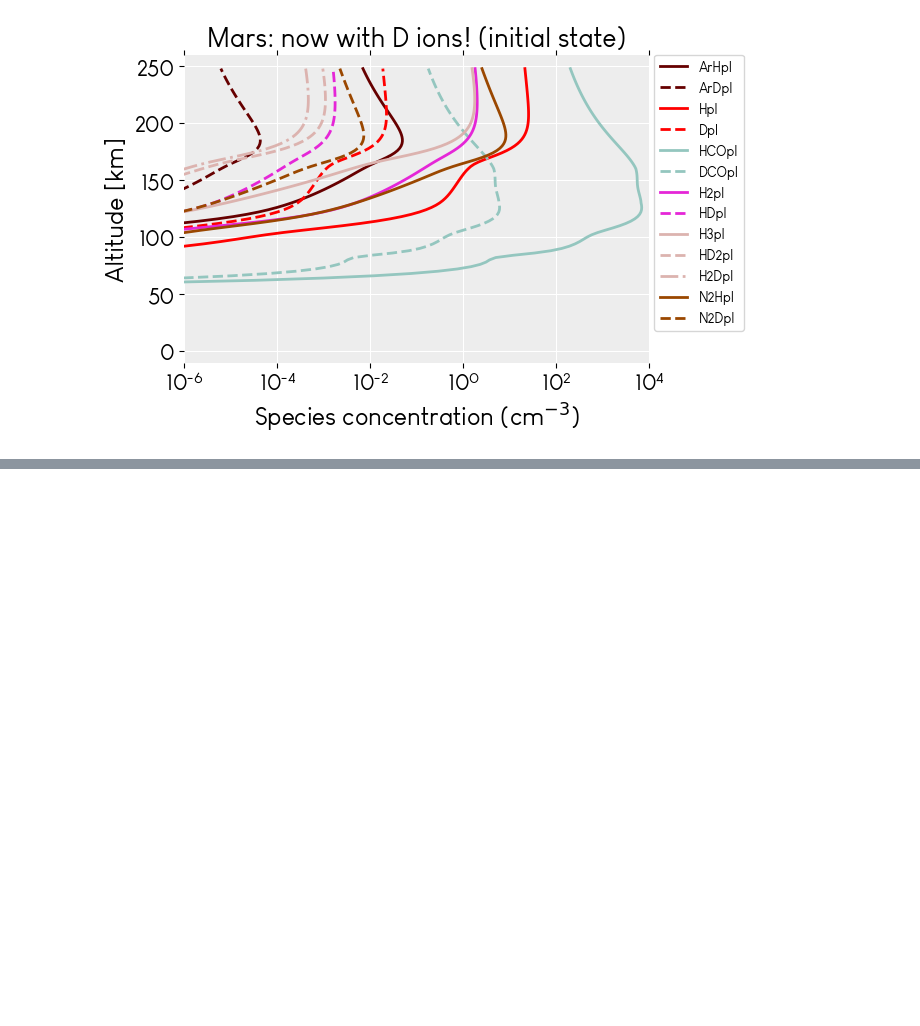
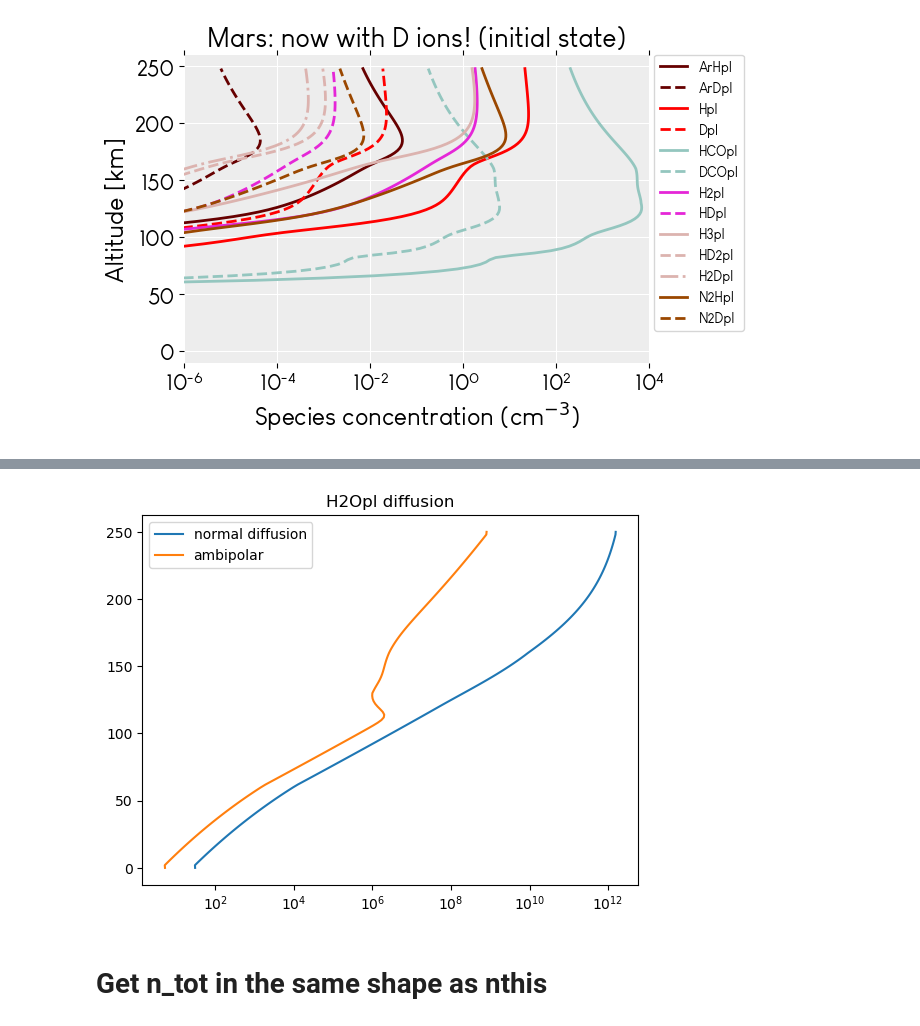
Before and after one commit to emcangi/bluejay, a Jupyter notebook: Code Sandbox.ipynb, the cells around one changed output, grey strips where cells are left out. Cells and saved outputs as stored; diff of their text form; code cells hidden in the pictures; blank space fills up the shorter version.

```diff
--- a/Code Sandbox.ipynb
+++ b/Code Sandbox.ipynb
@@ -1540,0 +1751,16 @@ show()
+# %%
+
+figure()
+D_arr = map((Ti, a)->Dcoef(Ti, n_tot(ncur, a), :H2Opl), Ti_arr, alt)
+Dapd_arr = map((Tp, a)->Dcoef(Tp, :H2Opl, ncur, a), Tp_arr, alt)
+
+plot(D_arr, alt./1e5, label="normal diffusion")
+plot(Dapd_arr, alt./1e5, label="ambipolar")
+legend()
+title("H2Opl diffusion")
+xscale("log")
+show()
+# %% [output]
+[figure, added]
+# %% [markdown]
+# Get n_tot in the same shape as nthis
```
Also changed, not shown: parts of 32 cells of this notebook, 18 other files.
